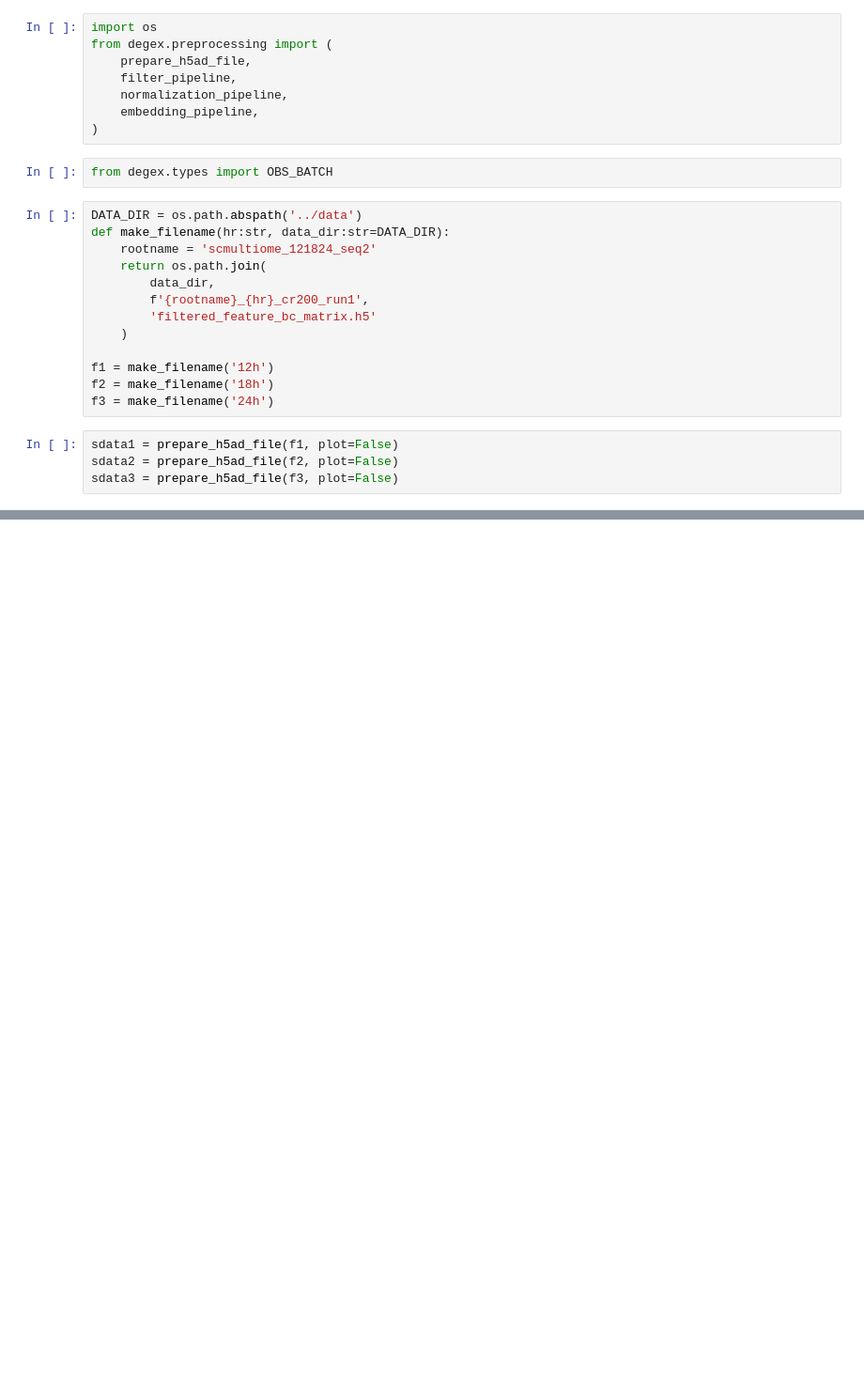
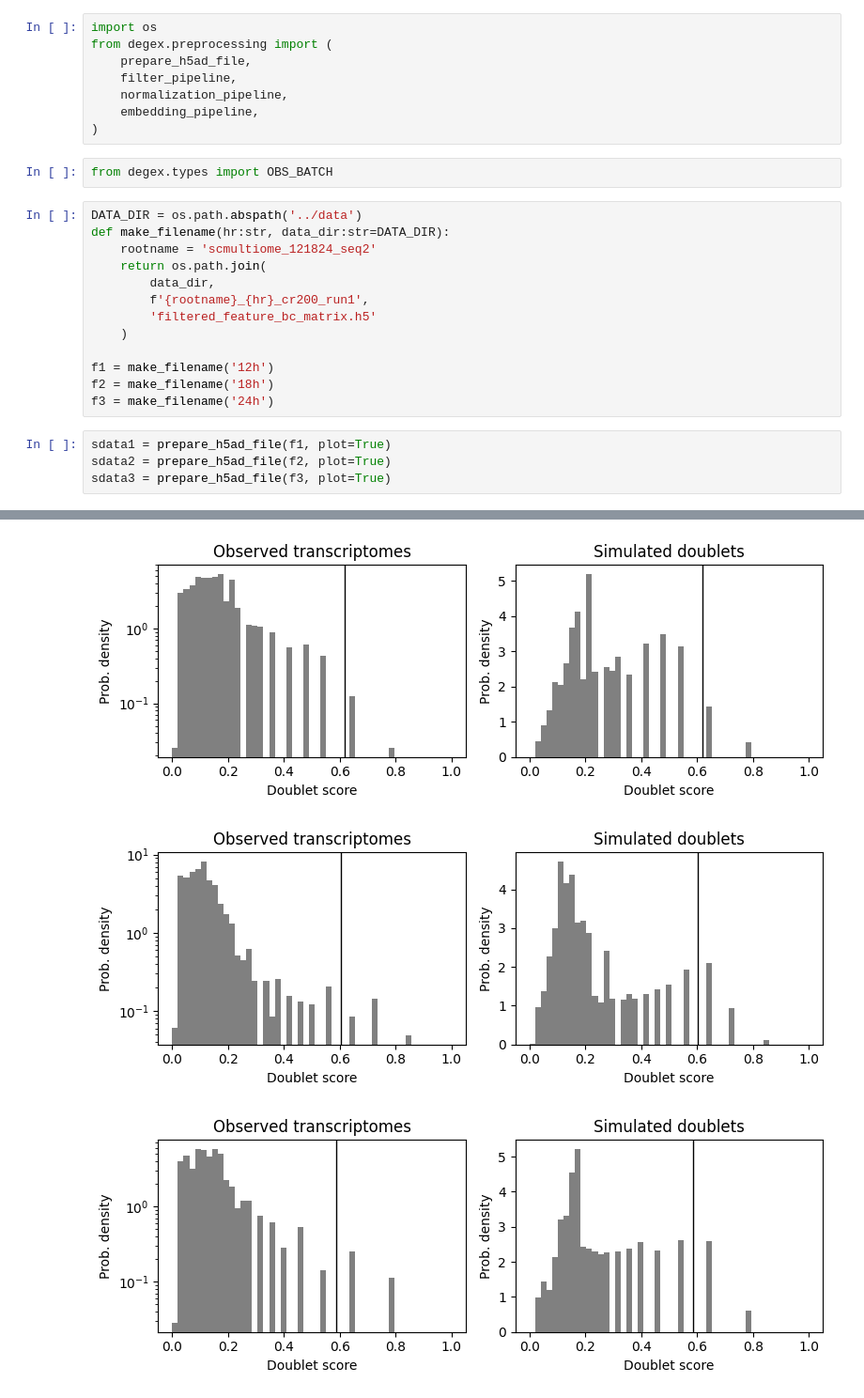
Before and after one commit to dsm-72/degex, a Jupyter notebook: examples/20230228_GEX.ipynb, the cells around one changed output, grey strips where cells are left out. Shown: that part at 94% size. Drawn from its saved outputs; the diff is of its cells as text; blank space fills up the shorter version.

```diff
--- a/examples/20230228_GEX.ipynb
+++ b/examples/20230228_GEX.ipynb
@@ -31,9 +34,9 @@ f1 = make_filename('12h')
 f2 = make_filename('18h')
 f3 = make_filename('24h')
 # %%
-sdata1 = prepare_h5ad_file(f1, plot=False)
-sdata2 = prepare_h5ad_file(f2, plot=False)
-sdata3 = prepare_h5ad_file(f3, plot=False)
+sdata1 = prepare_h5ad_file(f1, plot=True)
+sdata2 = prepare_h5ad_file(f2, plot=True)
+sdata3 = prepare_h5ad_file(f3, plot=True)
 # %% [output]
 Preprocessing...
 Simulating doublets...
@@ -71 +74,4 @@ Elapsed time: 8.4 seconds
+[figure, added]
+[figure, added]
+[figure, added]
 # %%
```
Also changed, not shown: parts of 6 cells of this notebook, 17 other files.
